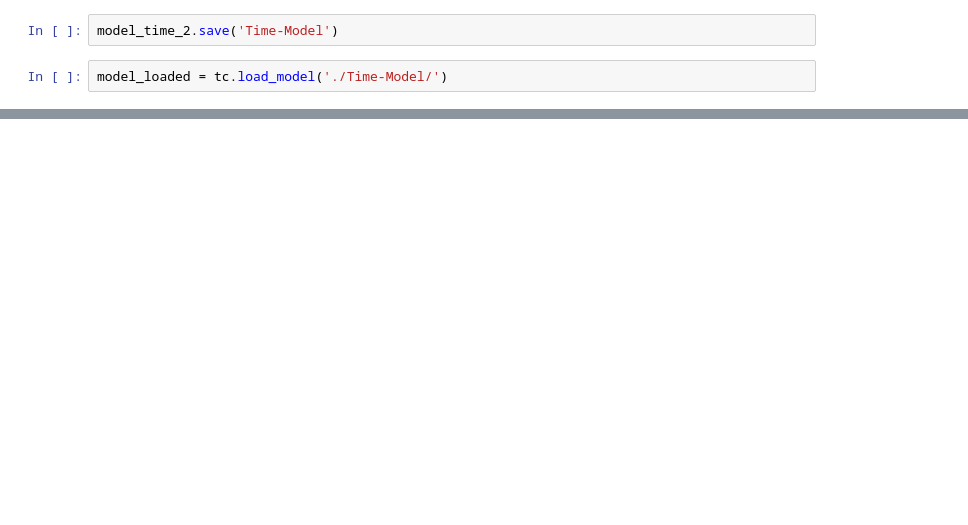
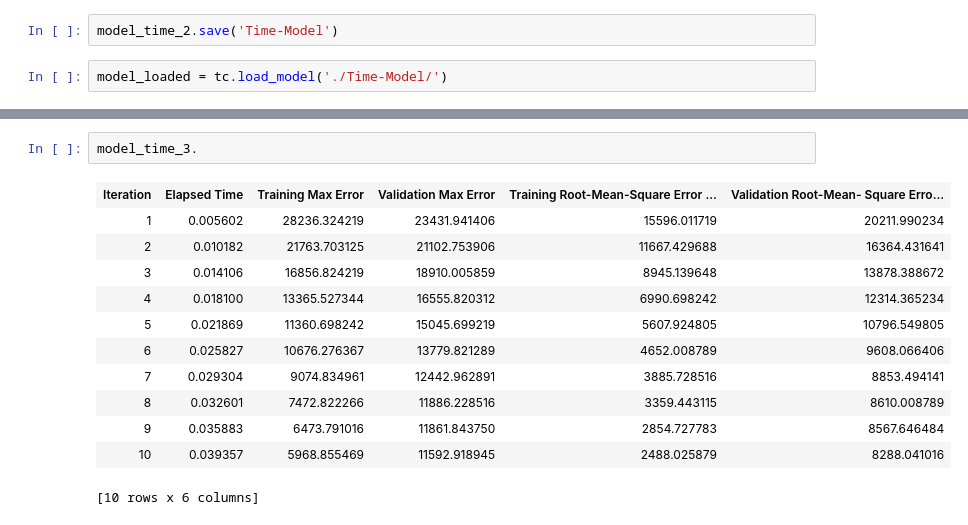
Before and after one commit to shuklasaharsh/IOT_Temperatur_ESP8266, a Jupyter notebook: Notebook/Time predictor backend.ipynb, the cells around one changed output, grey strips where cells are left out. Drawn from its saved outputs; the diff is of its cells as text; blank space fills up the shorter version.

```diff
--- a/Notebook/Time predictor backend.ipynb
+++ b/Notebook/Time predictor backend.ipynb
@@ -937,0 +976,15 @@ model
+# %%
+model_time_3.
+# %% [output]
+| Iteration | Elapsed Time | Training Max Error | Validation Max Error | Training Root-Mean-Square Error ... | Validation Root-Mean- Square Erro... |
+| 1 | 0.005602 | 28236.324219 | 23431.941406 | 15596.011719 | 20211.990234 |
+| 2 | 0.010182 | 21763.703125 | 21102.753906 | 11667.429688 | 16364.431641 |
+| 3 | 0.014106 | 16856.824219 | 18910.005859 | 8945.139648 | 13878.388672 |
+| 4 | 0.018100 | 13365.527344 | 16555.820312 | 6990.698242 | 12314.365234 |
+| 5 | 0.021869 | 11360.698242 | 15045.699219 | 5607.924805 | 10796.549805 |
+| 6 | 0.025827 | 10676.276367 | 13779.821289 | 4652.008789 | 9608.066406 |
+| 7 | 0.029304 | 9074.834961 | 12442.962891 | 3885.728516 | 8853.494141 |
+| 8 | 0.032601 | 7472.822266 | 11886.228516 | 3359.443115 | 8610.008789 |
+| 9 | 0.035883 | 6473.791016 | 11861.843750 | 2854.727783 | 8567.646484 |
+| 10 | 0.039357 | 5968.855469 | 11592.918945 | 2488.025879 | 8288.041016 |
+[10 rows x 6 columns]
```
Also changed, not shown: parts of 35 cells of this notebook, 8 other files.
